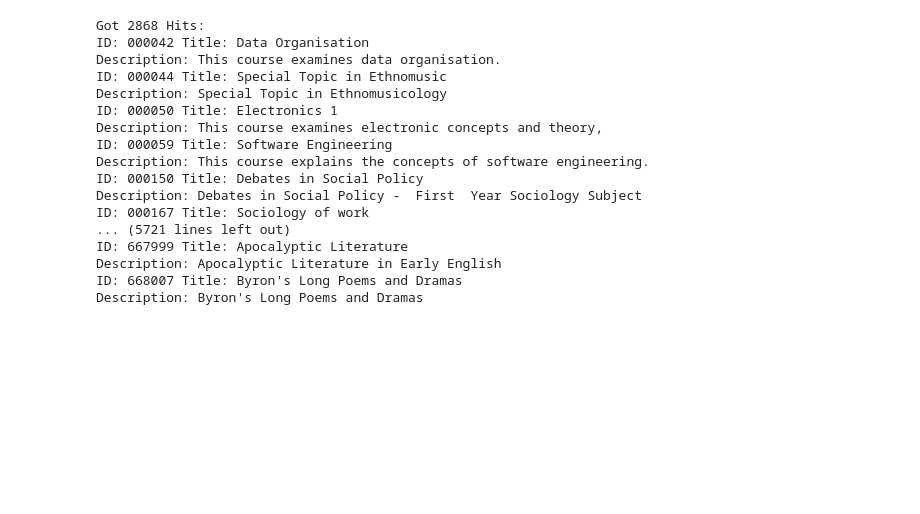
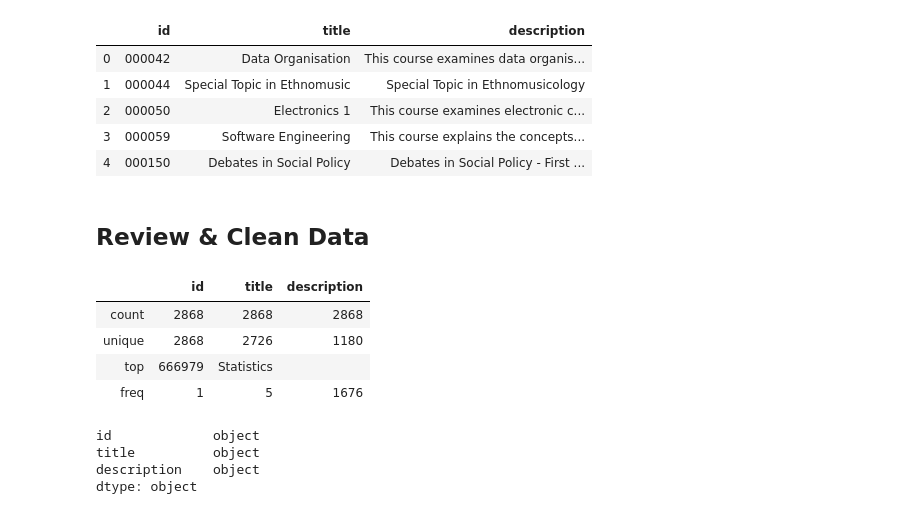
Before and after one commit to nvg/ml_sandbox, a Jupyter notebook: projects/misc/pses-integration.ipynb, the cells around one changed output. Saved outputs shown, nothing was run; the diff lists cells and outputs as text; code cells hidden in the pictures; blank space fills up the shorter version.

```diff
--- a/projects/misc/pses-integration.ipynb
+++ b/projects/misc/pses-integration.ipynb
@@ -12,24 +18,5 @@ res = es.search(index="psd_course_catalog_cs2hq2", body={"size":10000, "query":
 # %%
-print("Got %d Hits:" % res['hits']['total']['value'])
+courses = []
 for hit in res['hits']['hits']:
     src = hit["_source"]
-    print("ID: {0} Title: {1}".format( src['CRSE_ID_ORCL_ES_ENG'], src['DESCR_ORCL_ES_ENG']))
-    print("Description: {0}".format(src['DESCRLONG_ORCL_ES_ENG']))
+    courses.append([src['CRSE_ID_ORCL_ES_ENG'], src['DESCR_ORCL_ES_ENG'], src['DESCRLONG_ORCL_ES_ENG']])
-# %% [output]
-Got 2868 Hits:
-ID: 000042 Title: Data Organisation
-Description: This course examines data organisation.
-ID: 000044 Title: Special Topic in Ethnomusic
-Description: Special Topic in Ethnomusicology
-ID: 000050 Title: Electronics 1
-Description: This course examines electronic concepts and theory,
-ID: 000059 Title: Software Engineering
-Description: This course explains the concepts of software engineering.
-ID: 000150 Title: Debates in Social Policy
-Description: Debates in Social Policy -  First  Year Sociology Subject
-ID: 000167 Title: Sociology of work
-... (5721 lines left out)
-ID: 667999 Title: Apocalyptic Literature
-Description: Apocalyptic Literature in Early English
-ID: 668007 Title: Byron's Long Poems and Dramas
-Description: Byron's Long Poems and Dramas
@@ -35,0 +25,11 @@ Description: Byron's Long Poems and Dramas
+# %%
+df.head()
+# %% [output]
+|  | id | title | description |
+| 0 | 000042 | Data Organisation | This course examines data organis... |
+| 1 | 000044 | Special Topic in Ethnomusic | Special Topic in Ethnomusicology |
+| 2 | 000050 | Electronics 1 | This course examines electronic c... |
+| 3 | 000059 | Software Engineering | This course explains the concepts... |
+| 4 | 000150 | Debates in Social Policy | Debates in Social Policy - First ... |
+# %% [markdown]
+## Review & Clean Data
@@ -35,0 +40,15 @@ Description: Byron's Long Poems and Dramas
+# %%
+df.describe()
+# %% [output]
+|  | id | title | description |
+| count | 2868 | 2868 | 2868 |
+| unique | 2868 | 2726 | 1180 |
+| top | 666979 | Statistics |  |
+| freq | 1 | 5 | 1676 |
+# %%
+df.dtypes
+# %% [output]
+id             object
+title          object
+description    object
+dtype: object
```
Also changed, not shown: parts of 25 cells of this notebook, 5 other files.
